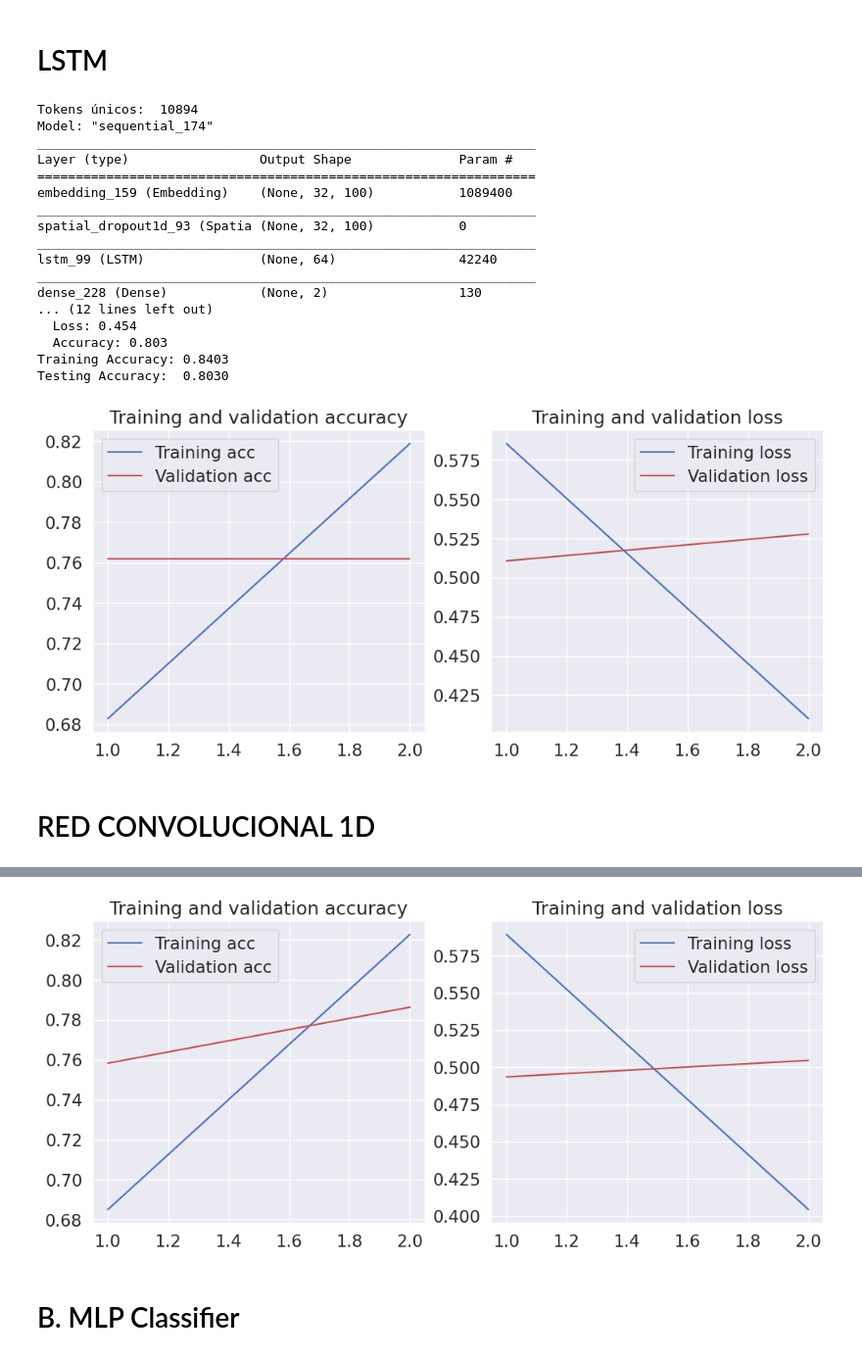
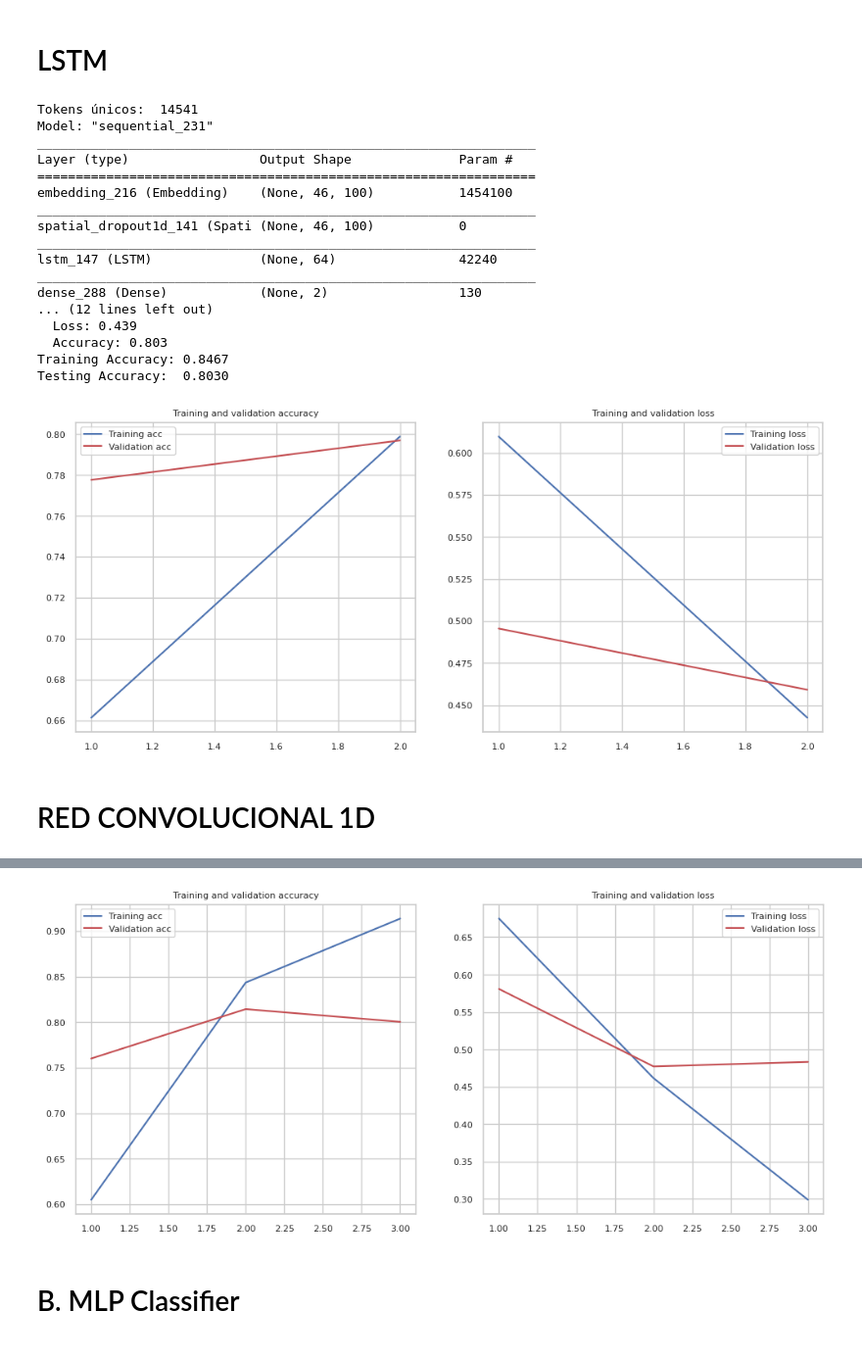
Before and after one commit to delpinor/datos7506, a Jupyter notebook: TP2 - ML.ipynb, the cells around one changed output, grey strips where cells are left out. Shown at 98% size. Drawn from its saved outputs; the diff is of its cells as text; code cells hidden in the pictures.

```diff
--- a/TP2 - ML.ipynb
+++ b/TP2 - ML.ipynb
@@ -485,4 +525,6 @@ def formato_inicial(df):
 
 train_df = pd.read_csv('data/train.csv', encoding='utf-8')
 test_df = pd.read_csv('data/test.csv', encoding='utf-8')
+train_df = train_df.sample(frac=1)
 formato_inicial(train_df)
+#formato_inicial(test_df)
@@ -531,7 +585,6 @@ X = tokenizer.texts_to_sequences(X.values)
 
 X = pad_sequences(X, maxlen=MAX_SEQUENCE_LENGTH)
 y = pd.get_dummies(y).values
-#y = y.values
 
 
 # Split
@@ -540,7 +593,7 @@ X_train, X_test, y_train, y_test = train_test_split(X,y, test_size = 0.25, rando
 
 model = Sequential()
 model.add(layers.Embedding(vocab_size, EMBEDDING_DIM ,input_length = X.shape[1]))
-model.add(layers.SpatialDropout1D(0.4))
+model.add(layers.SpatialDropout1D(0.6))
 model.add(layers.LSTM(64, dropout=0.2, recurrent_dropout=0.2))
 model.add(layers.Dense(2, activation='sigmoid'))
 model.compile(loss='categorical_crossentropy', optimizer='adam', metrics=['accuracy'])
@@ -564,24 +617,24 @@ loss, accuracy = model.evaluate(X_test, y_test, verbose=False)
 print("Testing Accuracy:  {:.4f}".format(accuracy))
 plot_history(history)
 # %% [output]
-Tokens únicos:  10894
-Model: "sequential_174"
+Tokens únicos:  14541
+Model: "sequential_231"
 _________________________________________________________________
 Layer (type)                 Output Shape              Param #
 =================================================================
-embedding_159 (Embedding)    (None, 32, 100)           1089400
+embedding_216 (Embedding)    (None, 46, 100)           1454100
 _________________________________________________________________
-spatial_dropout1d_93 (Spatia (None, 32, 100)           0
+spatial_dropout1d_141 (Spati (None, 46, 100)           0
 _________________________________________________________________
-lstm_99 (LSTM)               (None, 64)                42240
+lstm_147 (LSTM)              (None, 64)                42240
 _________________________________________________________________
-dense_228 (Dense)            (None, 2)                 130
+dense_288 (Dense)            (None, 2)                 130
 ... (12 lines left out)
-  Loss: 0.454
+  Loss: 0.439
   Accuracy: 0.803
-Training Accuracy: 0.8403
+Training Accuracy: 0.8467
 Testing Accuracy:  0.8030
-[figure, old version]
+[figure, new version]
 # %% [markdown]
 # RED CONVOLUCIONAL 1D
 # %%
@@ -616,11 +669,12 @@ model = Sequential()
 model.add(layers.Embedding(vocab_size, EMBEDDING_DIM ,input_length = X.shape[1]))
 model.add(layers.Conv1D(200, 10, activation='sigmoid'))
 model.add(layers.GlobalMaxPooling1D())
+model.add(layers.Dense(10, activation='sigmoid'))
 model.add(layers.Dense(2, activation='sigmoid'))
 model.compile(optimizer='adam',loss='binary_crossentropy',metrics=['accuracy'])
 
 
-epochs = 2
+epochs = 3
 batch_size = 32
 
 history = model.fit(X_train, y_train, epochs=epochs, batch_size=batch_size,
@@ -650,4 +706,4 @@ Testing Accuracy:  0.8046
-[figure, old version]
+[figure, new version]
 # %% [markdown]
 # B. MLP Classifier
 # %%
```
Also changed, not shown: parts of 8 cells of this notebook.
